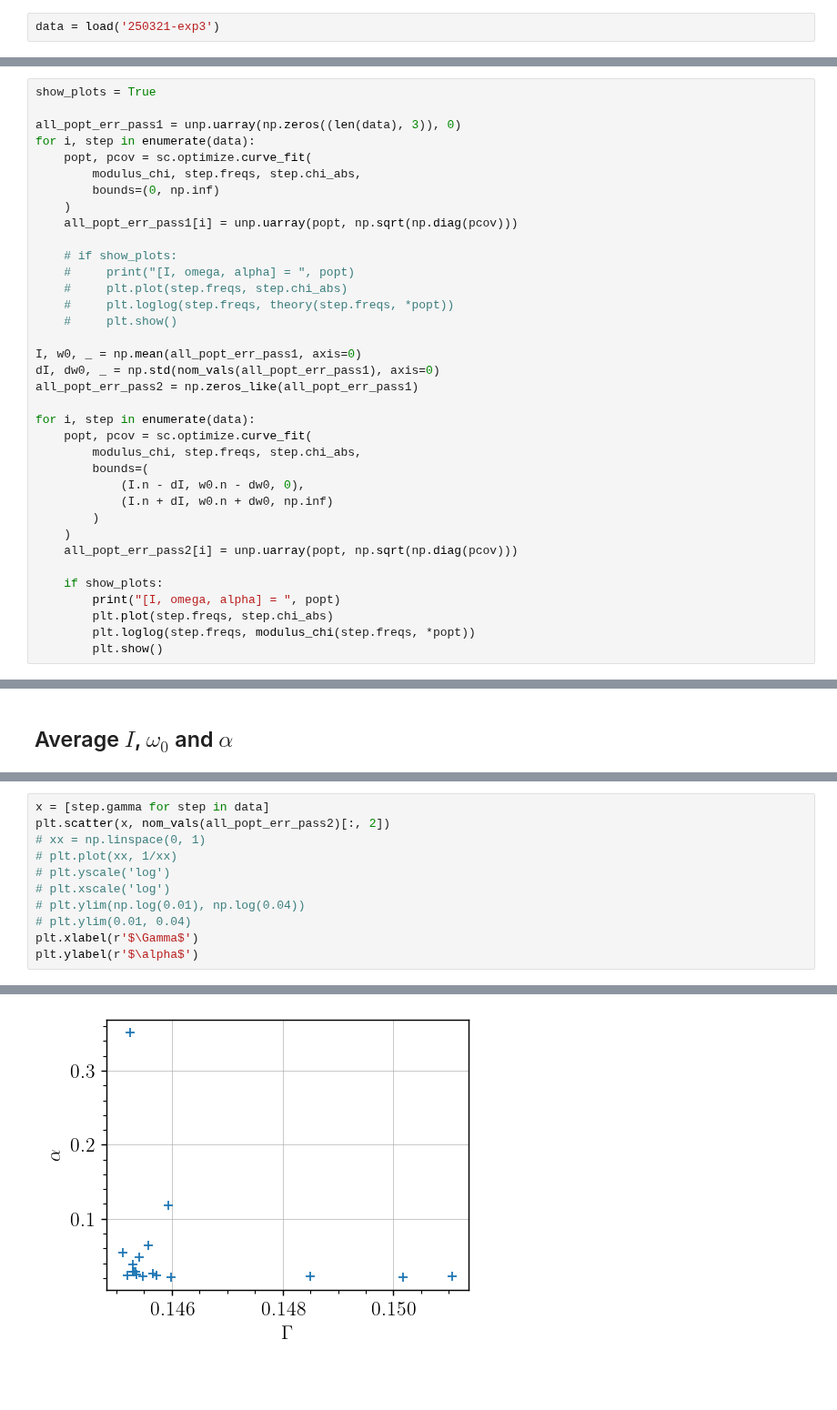
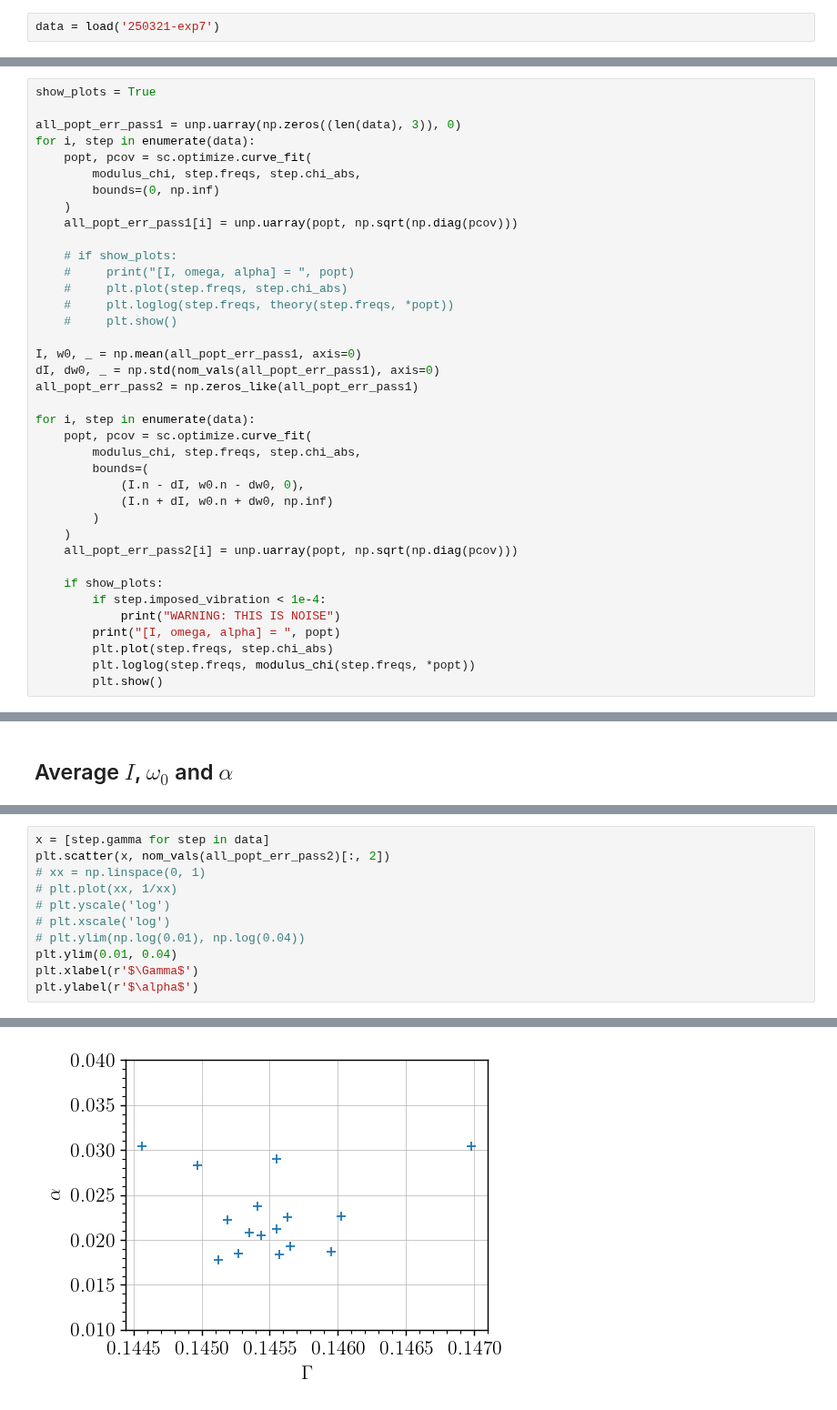
Before and after one commit to TomVdt/TPIII, a Jupyter notebook: 05-milieux-granulaires/analyse/exp1_friction.ipynb, the cells around one changed output, grey strips where cells are left out. Shown at 91% size. Cells and saved outputs as stored; diff of their text form; blank space fills up the shorter version.

Commit message:
new shitty data

```diff
--- a/05-milieux-granulaires/analyse/exp1_friction.ipynb
+++ b/05-milieux-granulaires/analyse/exp1_friction.ipynb
@@ -19,5 +19,5 @@ mpl.rcParams.update(rcParams)
 # %% [markdown]
 ## Load
 # %%
-data = load('250321-exp3')
+data = load('250321-exp7')
 # %% [output]
@@ -58,6 +56,8 @@ for i, step in enumerate(data):
     all_popt_err_pass2[i] = unp.uarray(popt, np.sqrt(np.diag(pcov)))
 
     if show_plots:
+        if step.imposed_vibration < 1e-4:
+            print("WARNING: THIS IS NOISE")
         print("[I, omega, alpha] = ", popt)
         plt.plot(step.freqs, step.chi_abs)
         plt.loglog(step.freqs, modulus_chi(step.freqs, *popt))
@@ -123,14 +123,14 @@ alpha = 0.05365+/-0.00052
 # %%
 x = [step.gamma for step in data]
 plt.scatter(x, nom_vals(all_popt_err_pass2)[:, 2])
 # xx = np.linspace(0, 1)
 # plt.plot(xx, 1/xx)
 # plt.yscale('log')
 # plt.xscale('log')
 # plt.ylim(np.log(0.01), np.log(0.04))
-# plt.ylim(0.01, 0.04)
+plt.ylim(0.01, 0.04)
 plt.xlabel(r'$\Gamma$')
 plt.ylabel(r'$\alpha$')
 # %% [output]
 Text(0, 0.5, '$\\alpha$')
-[figure, old version]
+[figure, new version]
```
Also changed, not shown: parts of 4 cells of this notebook, 22 other files.
